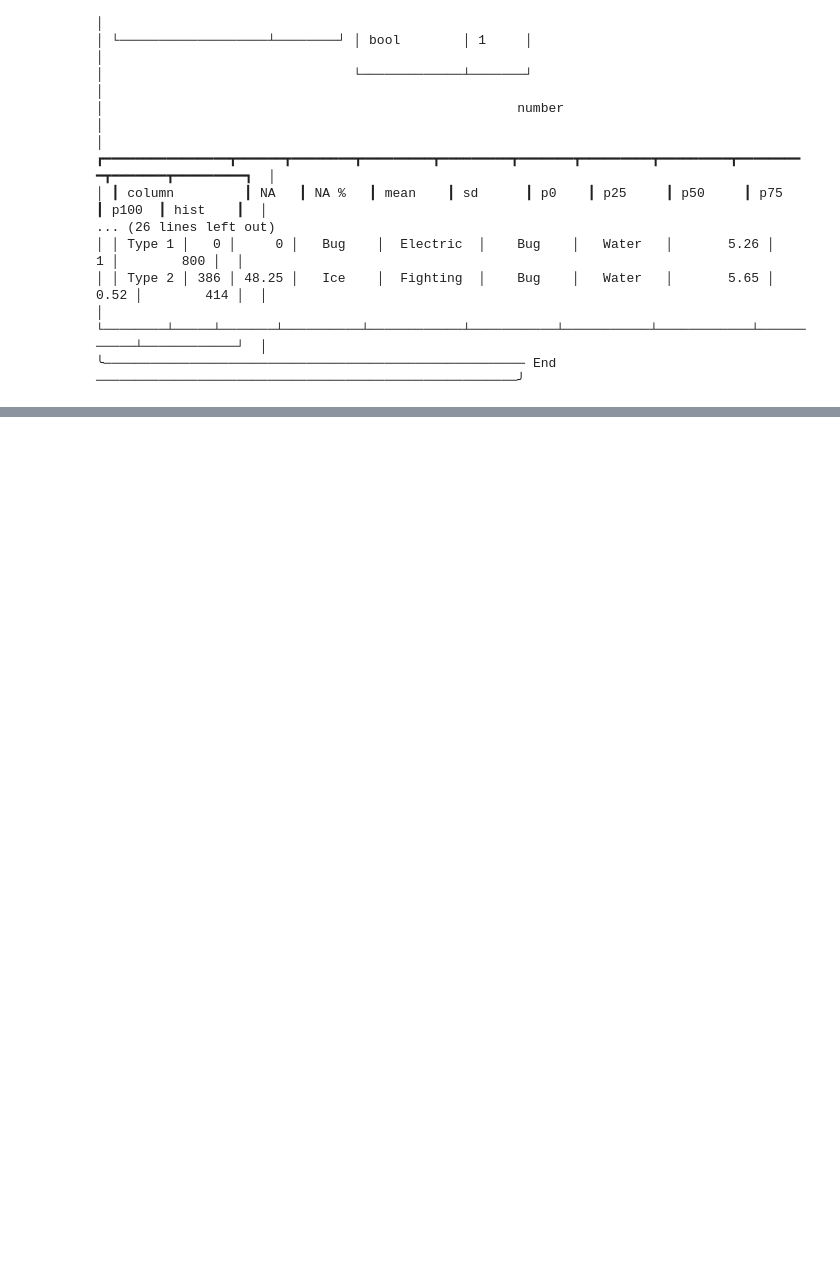
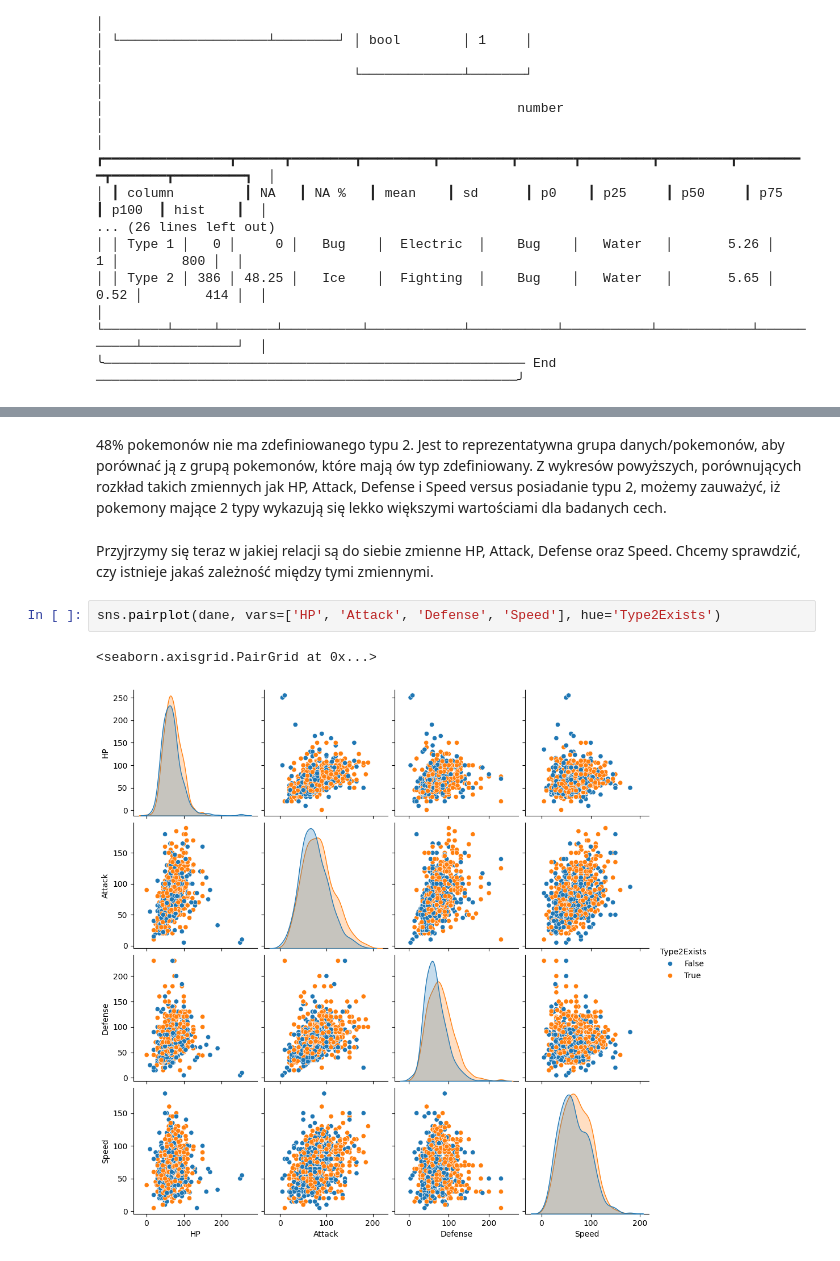
Before and after one commit to Kubix-commits/Wizualizacja-Danych, a Jupyter notebook: Projekt - wizualizacja/Wizualizacja danych.ipynb, the cells around one changed output, grey strips where cells are left out. Cells and saved outputs as stored; diff of their text form; blank space fills up the shorter version.

```diff
--- a/Projekt - wizualizacja/Wizualizacja danych.ipynb
+++ b/Projekt - wizualizacja/Wizualizacja danych.ipynb
@@ -29,0 +106,9 @@ skim.skim(dane)
+# %% [markdown]
+48% pokemonów nie ma zdefiniowanego typu 2. Jest to reprezentatywna grupa danych/pokemonów, aby porównać ją z grupą pokemonów, które mają ów typ zdefiniowany. Z wykresów powyższych, porównujących rozkład takich zmiennych jak HP, Attack, Defense i Speed versus posiadanie typu 2, możemy zauważyć, iż pokemony mające 2 typy wykazują się lekko większymi wartościami dla badanych cech.
+# %% [markdown]
+Przyjrzymy się teraz w jakiej relacji są do siebie zmienne HP, Attack, Defense oraz Speed. Chcemy sprawdzić, czy istnieje jakaś zależność między tymi zmiennymi.
+# %%
+sns.pairplot(dane, vars=['HP', 'Attack', 'Defense', 'Speed'], hue='Type2Exists')
+# %% [output]
+<seaborn.axisgrid.PairGrid at 0x...>
+[figure, added]
```
Also changed, not shown: parts of 9 cells of this notebook.
